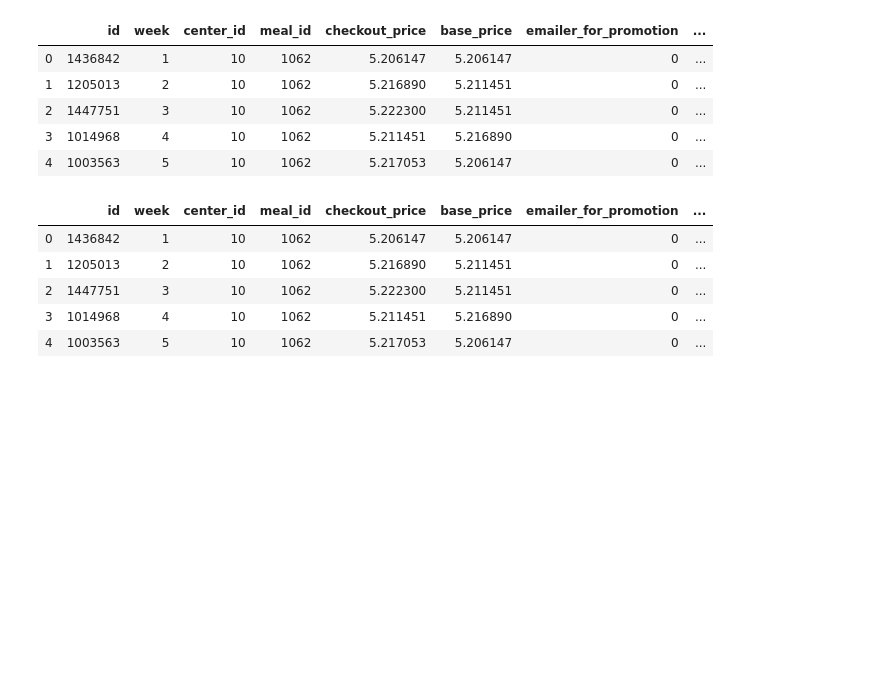
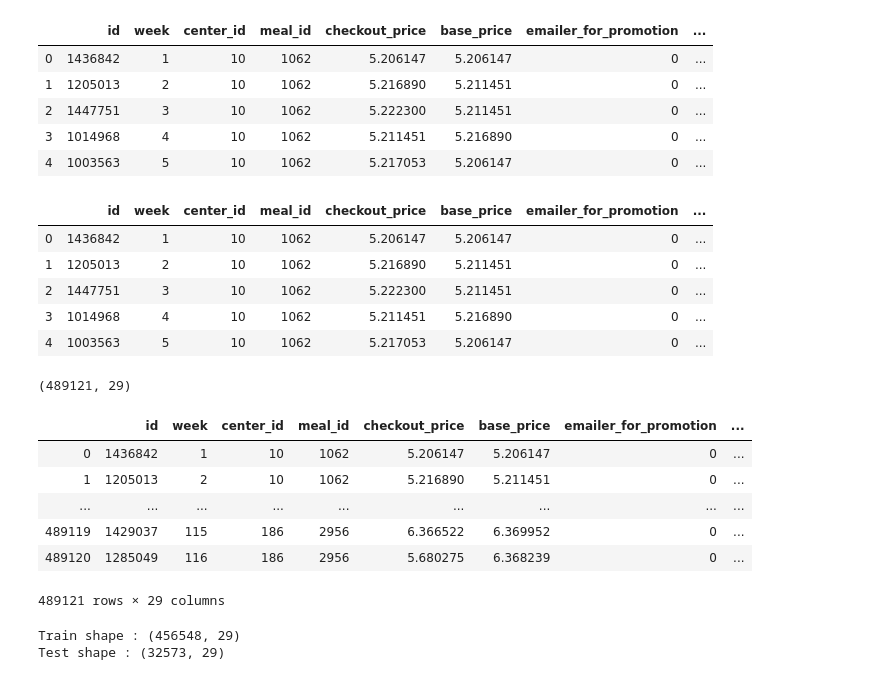
Before and after one commit to jaydbendre/Data-Mining-And-Buisness-Intelligence-Semester-6, a Jupyter notebook: Experiment14/experiment14.ipynb, the cells around one changed output. Saved outputs shown, nothing was run; the diff lists cells and outputs as text; code cells hidden in the pictures; blank space fills up the shorter version.

```diff
--- a/Experiment14/experiment14.ipynb
+++ b/Experiment14/experiment14.ipynb
@@ -274,7 +274,7 @@ Creating features from previous sales values
 def create_sales_lag_feats(df , gpby_cols , target_col , lags):
     gpby = df.groupby(gpby_cols)
     for lag in lags:
-        df["_".join([target_col , "lag" ,str(i)])] = gpby[target_col].shift(i).values + np.random.normal(scale = 1.6 , size = len(df))
+        df["_".join([target_col , "lag" ,str(lag)])] = gpby[target_col].shift(lag).values + np.random.normal(scale = 1.6 , size = len(df))
 
     return df
 
@@ -318,3 +318,31 @@ def one_hot_encoder(df , ohe_cols):
     print("New df shape : {}".format(df.shape))
 
     return df
+# %%
+"""
+Creating num_order lag and ewm
+"""
+
+all_df = create_sales_lag_feats( all_df , gpby_cols = ["center_id" , "meal_id"] , target_col = "num_orders" , lags = [10,11,12])
+
+all_df = create_sales_ewm_feats( all_df , gpby_cols = ["center_id" , "meal_id"] , target_col = "num_orders" , alpha = [0.5] , shift = [10,11,12,13,14,15])
+# %%
+"""
+Shape of new all df
+"""
+all_df.shape
+# %% [output]
+(489121, 29)
+# %%
+"""
+Displaying the dataset
+"""
+show_all (all_df , 5 ,None)
+# %% [output]
+|  | id | week | center_id | meal_id | checkout_price | base_price | emailer_for_promotion | ... |
+| 0 | 1436842 | 1 | 10 | 1062 | 5.206147 | 5.206147 | 0 | ... |
+| 1 | 1205013 | 2 | 10 | 1062 | 5.216890 | 5.211451 | 0 | ... |
+| ... | ... | ... | ... | ... | ... | ... | ... | ... |
+| 489119 | 1429037 | 115 | 186 | 2956 | 6.366522 | 6.369952 | 0 | ... |
+| 489120 | 1285049 | 116 | 186 | 2956 | 5.680275 | 6.368239 | 0 | ... |
+489121 rows × 29 columns
@@ -320,0 +355,8 @@ def one_hot_encoder(df , ohe_cols):
+# %%
+"""
+Train shape and test shape
+"""
+print("Train shape : {}\nTest shape : {}".format(train.shape , test.shape))
+# %% [output]
+Train shape : (456548, 29)
+Test shape : (32573, 29)
```
Also changed, not shown: parts of 7 cells of this notebook.
